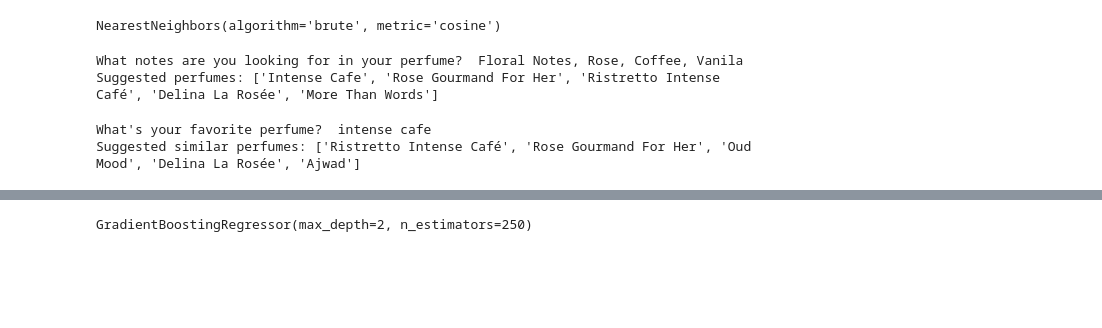
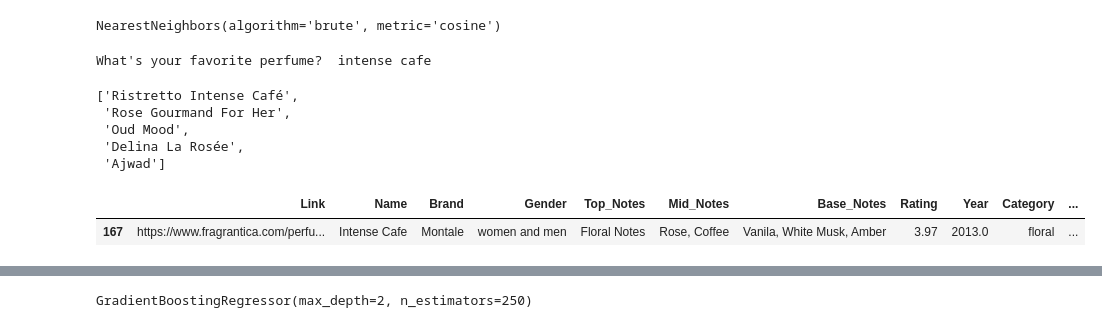
Before and after one commit to aefgukawe/Perfume, a Jupyter notebook: Perfume Project Final .ipynb, the cells around one changed output, grey strips where cells are left out. Drawn from its saved outputs; the diff is of its cells as text; code cells hidden in the pictures; blank space fills up the shorter version.

```diff
--- a/Perfume Project Final .ipynb
+++ b/Perfume Project Final .ipynb
@@ -747,33 +692,31 @@ model = NearestNeighbors(metric='cosine',algorithm='brute')
 model.fit(notes_array)
 # %% [output]
 NearestNeighbors(algorithm='brute', metric='cosine')
-# %%
-# Recommend perfumes based on user's favorite notes
-favorite_note = input("What notes are you looking for in your perfume? ")
-
-# Transform the notes to put in the model
-transformed_note = cv.transform([favorite_note]).toarray()
-distances, indices = model.kneighbors(transformed_note,n_neighbors=5)
-print("Suggested perfumes:" ,str(list(df['Name'][indices[0][:]].values)))
-# %% [output]
-What notes are you looking for in your perfume?  Floral Notes, Rose, Coffee, Vanila
-Suggested perfumes: ['Intense Cafe', 'Rose Gourmand For Her', 'Ristretto Intense Café', 'Delina La Rosée', 'More Than Words']
 # %%
 # Recommend perfumes based on user's favorite perfumes
 # Ask user for their favorite perfume name
 favorite_perfume = input("What's your favorite perfume? ")
 
-# Find the row where the name matches the input
-favorite_note = df.loc[df['Name'].str.lower() == favorite_perfume.lower(), 'All_Notes']
+def rec_by_perfume(favorite_perfume):
+    # Find the row where the name matches the input
+    favorite_note = df.loc[df['Name'].str.lower() == favorite_perfume.lower(), 'All_Notes']
 
-# If the perfume is in the dataset, output recommenations, otherwise, say that the perfume is not in the dataset
-if not favorite_note.empty:
-    transformed_note = cv.transform([favorite_note.iloc[0]]).toarray()
-    distances, indices = model.kneighbors(transformed_note,n_neighbors=6)
-    print("Suggested similar perfumes:" ,str(list(df['Name'][indices[0][1:]].values)))
+    # If the perfume is in the dataset, output recommenations, otherwise, say that the perfume is not in the dataset
+    if not favorite_note.empty:
+        transformed_note = cv.transform([favorite_note.iloc[0]]).toarray()
+        distances, indices = model.kneighbors(transformed_note,n_neighbors=6)
+        return list(df['Name'][indices[0][1:]].values)
 
-else:
-    print("Perfume not found in the dataset.")
+rec_by_perfume(favorite_perfume)
 # %% [output]
 What's your favorite perfume?  intense cafe
-Suggested similar perfumes: ['Ristretto Intense Café', 'Rose Gourmand For Her', 'Oud Mood', 'Delina La Rosée', 'Ajwad']
+['Ristretto Intense Café',
+ 'Rose Gourmand For Her',
+ 'Oud Mood',
+ 'Delina La Rosée',
+ 'Ajwad']
+# %%
+df[(df.Name == "Intense Cafe")]
+# %% [output]
+|  | Link | Name | Brand | Gender | Top_Notes | Mid_Notes | Base_Notes | Rating | Year | Category | ... |
+| 167 | https://www.fragrantica.com/perfu... | Intense Cafe | Montale | women and men | Floral Notes | Rose, Coffee | Vanila, White Musk, Amber | 3.97 | 2013.0 | floral | ... |
```
Also changed, not shown: parts of 15 cells of this notebook, 1 other file.
